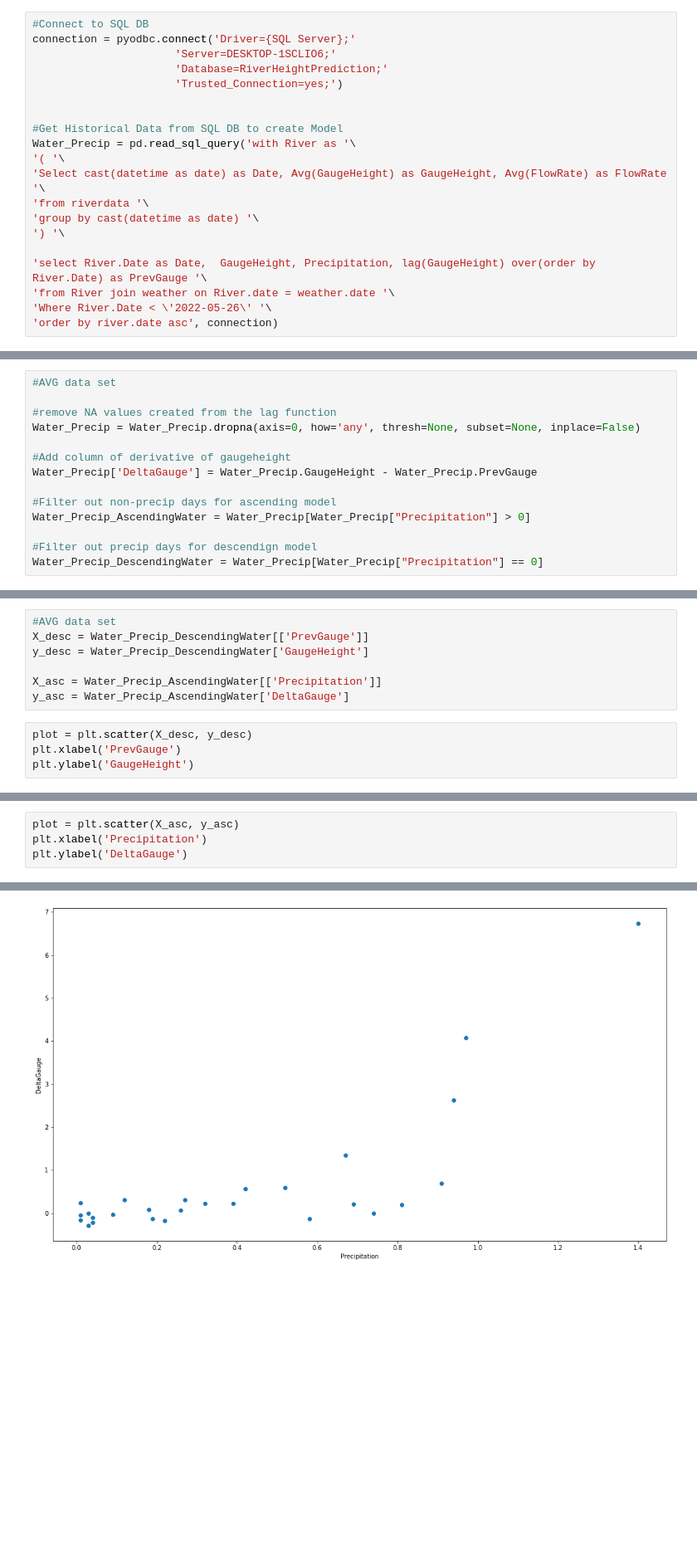
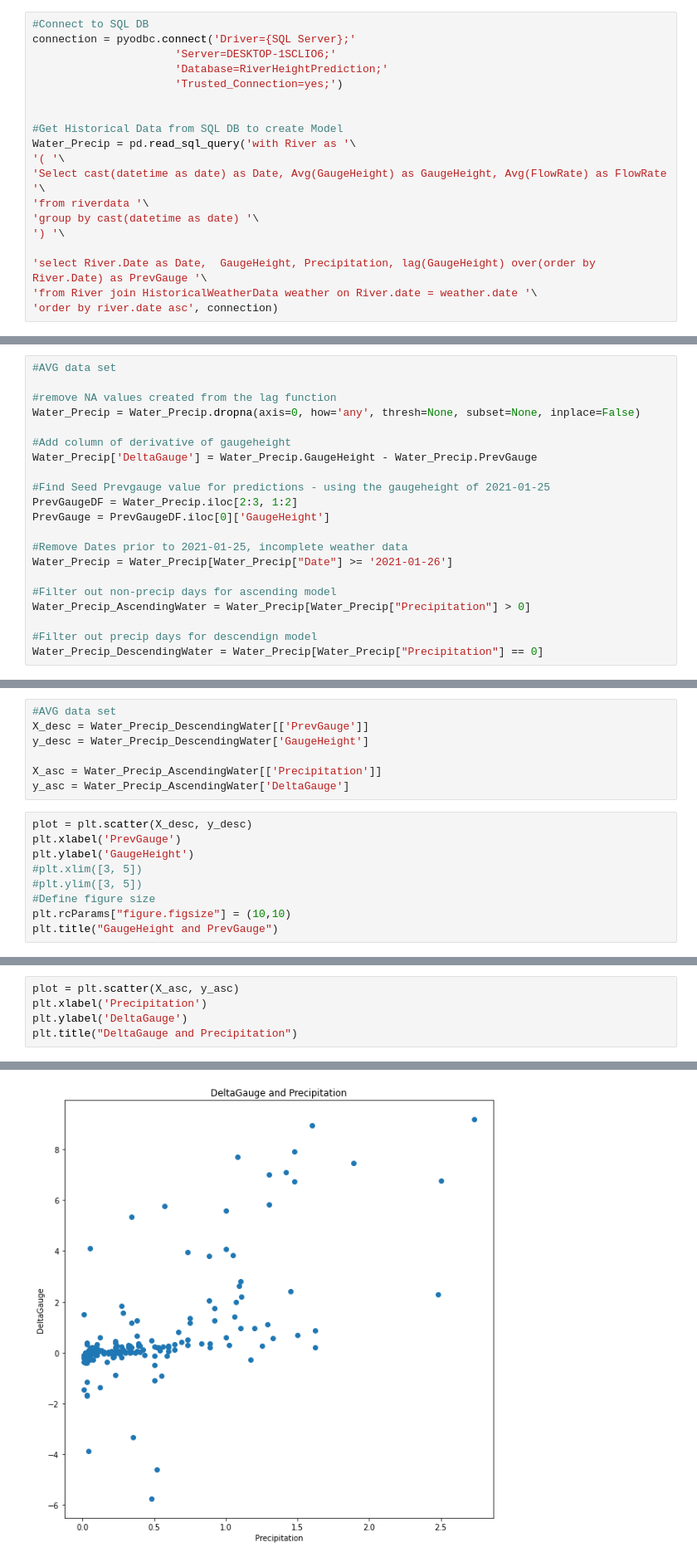
Before and after one commit to Ryderevan/RiverPredictions, a Jupyter notebook: GHPredictionsDualPolynomial-Franklin.ipynb, the cells around one changed output, grey strips where cells are left out. Shown at 83% size. Cells and saved outputs as stored; diff of their text form; blank space fills up the shorter version.

Commit message:
Add files via upload
Uploading predictions

```diff
--- a/GHPredictionsDualPolynomial-Franklin.ipynb
+++ b/GHPredictionsDualPolynomial-Franklin.ipynb
@@ -43,6 +48,5 @@ Water_Precip = pd.read_sql_query('with River as '\
 ') '\
 
 'select River.Date as Date,  GaugeHeight, Precipitation, lag(GaugeHeight) over(order by River.Date) as PrevGauge '\
-'from River join weather on River.date = weather.date '\
-'Where River.Date < \'2022-05-26\' '\
+'from River join HistoricalWeatherData weather on River.date = weather.date '\
 'order by river.date asc', connection)
@@ -57,6 +63,13 @@ Water_Precip = Water_Precip.dropna(axis=0, how='any', thresh=None, subset=None,
 #Add column of derivative of gaugeheight
 Water_Precip['DeltaGauge'] = Water_Precip.GaugeHeight - Water_Precip.PrevGauge
 
+#Find Seed Prevgauge value for predictions - using the gaugeheight of 2021-01-25
+PrevGaugeDF = Water_Precip.iloc[2:3, 1:2]
+PrevGauge = PrevGaugeDF.iloc[0]['GaugeHeight']
+
+#Remove Dates prior to 2021-01-25, incomplete weather data
+Water_Precip = Water_Precip[Water_Precip["Date"] >= '2021-01-26']
+
 #Filter out non-precip days for ascending model
 Water_Precip_AscendingWater = Water_Precip[Water_Precip["Precipitation"] > 0]
 
@@ -93,4 +86,9 @@ y_asc = Water_Precip_AscendingWater['DeltaGauge']
 plot = plt.scatter(X_desc, y_desc)
 plt.xlabel('PrevGauge')
 plt.ylabel('GaugeHeight')
+#plt.xlim([3, 5])
+#plt.ylim([3, 5])
+#Define figure size
+plt.rcParams["figure.figsize"] = (10,10)
+plt.title("GaugeHeight and PrevGauge")
 # %% [output]
@@ -100,4 +98,5 @@ Text(0, 0.5, 'GaugeHeight')
 plot = plt.scatter(X_asc, y_asc)
 plt.xlabel('Precipitation')
 plt.ylabel('DeltaGauge')
+plt.title("DeltaGauge and Precipitation")
 # %% [output]
@@ -105 +104 @@ Text(0, 0.5, 'DeltaGauge')
-[figure, old version]
+[figure, new version]
```
Also changed, not shown: parts of 42 cells of this notebook.
